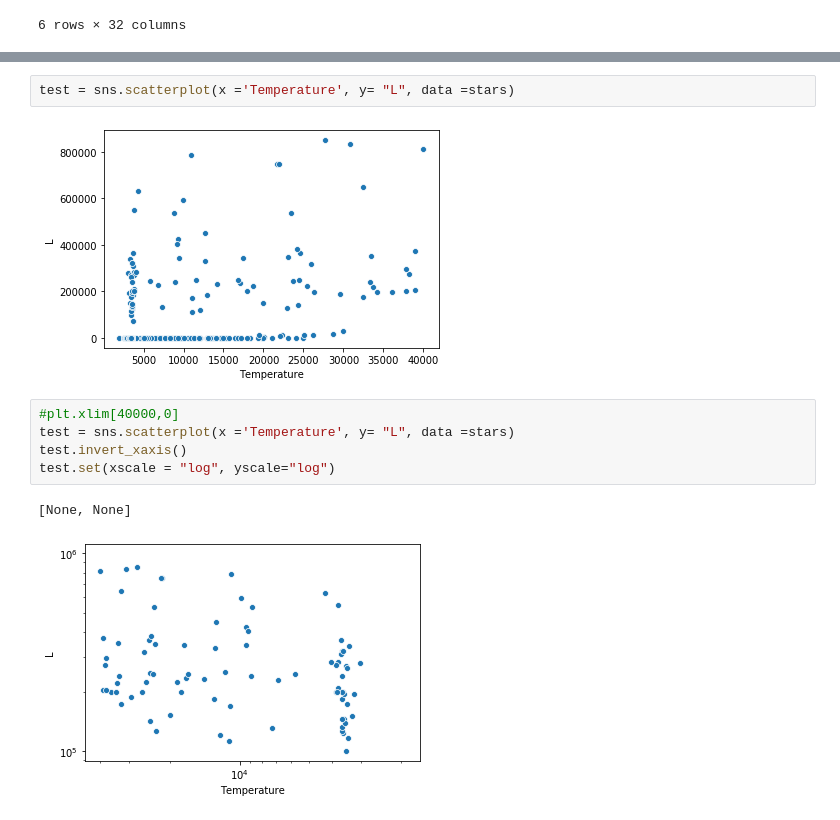
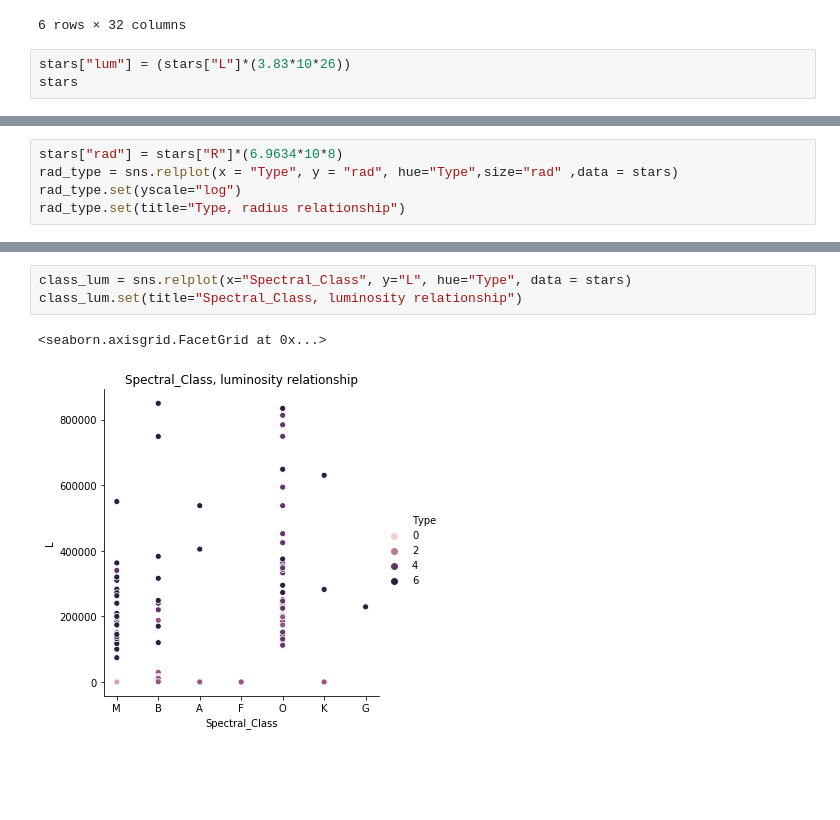
Before and after one commit to paulaked/data25-visualisations, a Jupyter notebook: Untitled.ipynb, the cells around one changed output, grey strips where cells are left out. Cells and saved outputs as stored; diff of their text form; blank space fills up the shorter version.

```diff
--- a/Untitled.ipynb
+++ b/Untitled.ipynb
@@ -68,3 +68,6 @@ star_types.describe()
 | 4 | 40.0 | 15347.850 | 10086.784628 | 3008.0 | 6899.50 | 12821.0 | 23181.25 | 40000.0 | 40.0 | 301816.250000 | ... | ... |
 | 5 | 40.0 | 11405.700 | 11816.991886 | 3399.0 | 3603.75 | 3766.0 | 18976.00 | 38940.0 | 40.0 | 309246.525000 | ... | ... |
 6 rows × 32 columns
+# %%
+stars["lum"] = (stars["L"]*(3.83*10*26))
+stars
@@ -70,0 +128,5 @@ star_types.describe()
+# %%
+stars["rad"] = stars["R"]*(6.9634*10*8)
+rad_type = sns.relplot(x = "Type", y = "rad", hue="Type",size="rad" ,data = stars)
+rad_type.set(yscale="log")
+rad_type.set(title="Type, radius relationship")
@@ -71,12 +141,6 @@ star_types.describe()
 # %%
-test = sns.scatterplot(x ='Temperature', y= "L", data =stars)
+class_lum = sns.relplot(x="Spectral_Class", y="L", hue="Type", data = stars)
+class_lum.set(title="Spectral_Class, luminosity relationship")
 # %% [output]
+<seaborn.axisgrid.FacetGrid at 0x...>
-[figure, old version]
+[figure, new version]
-# %%
-#plt.xlim[40000,0]
-test = sns.scatterplot(x ='Temperature', y= "L", data =stars)
-test.invert_xaxis()
-test.set(xscale = "log", yscale="log")
-# %% [output]
-[None, None]
-[figure, removed]
```
Also changed, not shown: parts of 6 cells of this notebook.
